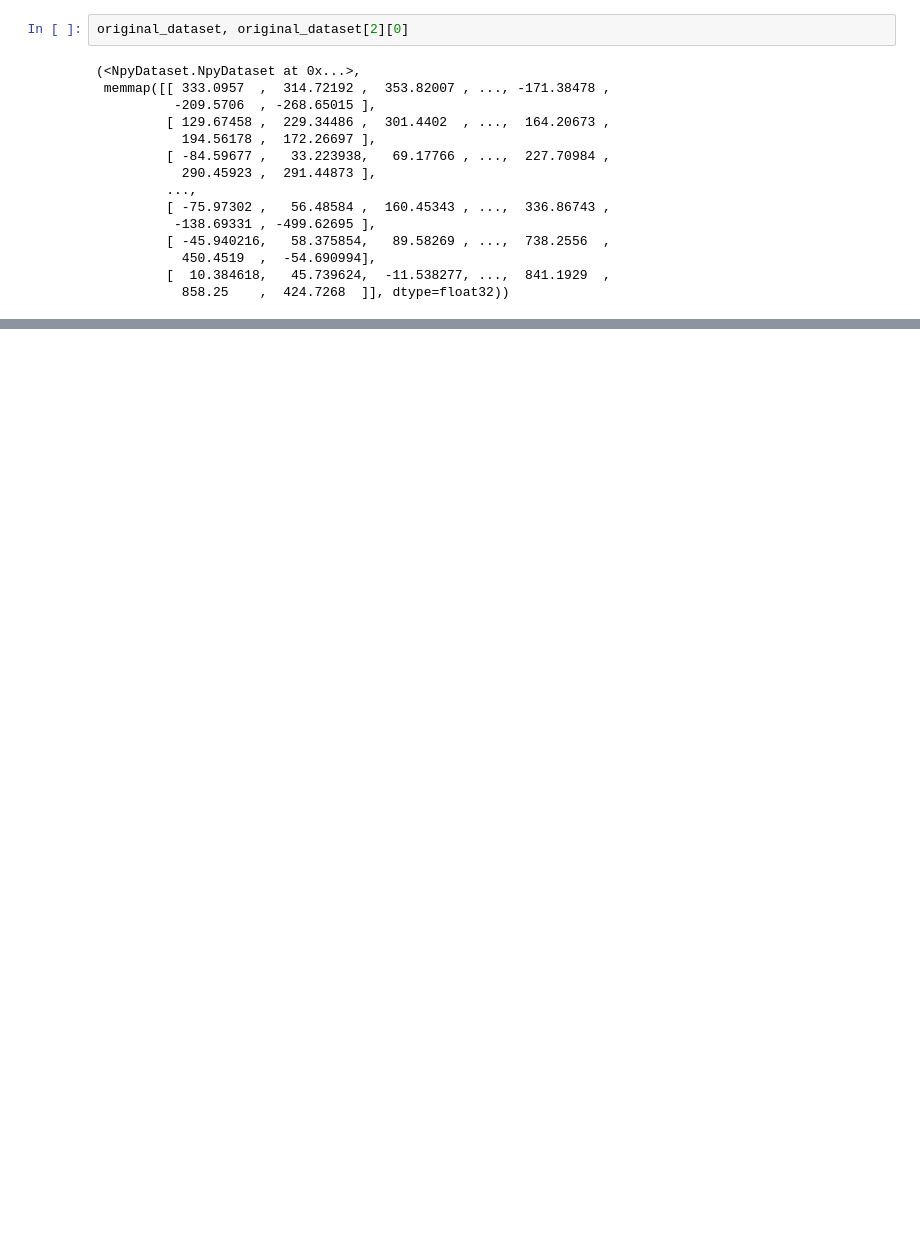
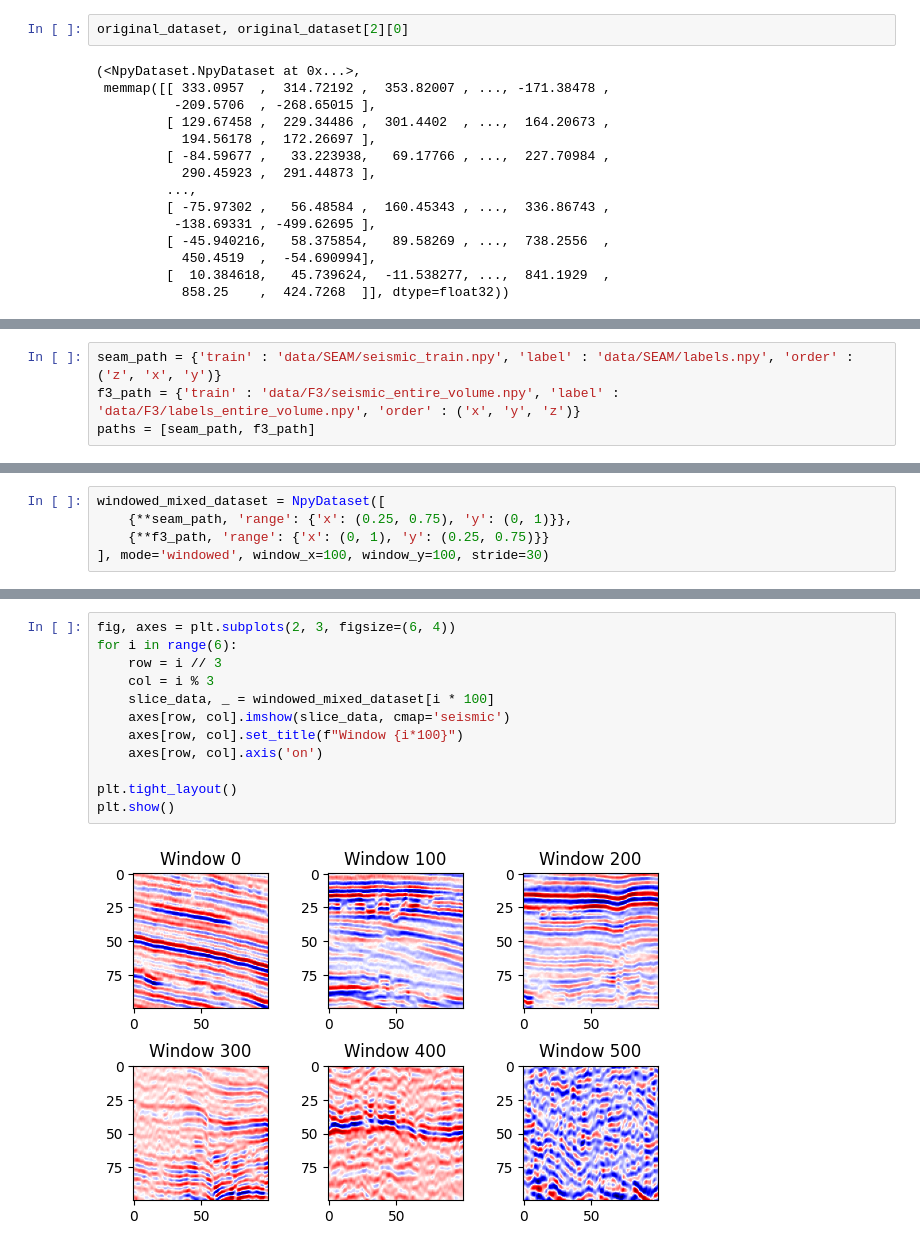
Before and after one commit to makamoa/alphasei, a Jupyter notebook: src/dataset/NpyExample.ipynb, the cells around one changed output, grey strips where cells are left out. Drawn from its saved outputs; the diff is of its cells as text; blank space fills up the shorter version.

```diff
--- a/src/dataset/NpyExample.ipynb
+++ b/src/dataset/NpyExample.ipynb
@@ -383,0 +391,4 @@ Normalizing the data
+# %%
+seam_path = {'train' : 'data/SEAM/seismic_train.npy', 'label' : 'data/SEAM/labels.npy', 'order' : ('z', 'x', 'y')}
+f3_path = {'train' : 'data/F3/seismic_entire_volume.npy', 'label' : 'data/F3/labels_entire_volume.npy', 'order' : ('x', 'y', 'z')}
+paths = [seam_path, f3_path]
@@ -383,0 +463,5 @@ Normalizing the data
+# %%
+windowed_mixed_dataset = NpyDataset([
+    {**seam_path, 'range': {'x': (0.25, 0.75), 'y': (0, 1)}},
+    {**f3_path, 'range': {'x': (0, 1), 'y': (0.25, 0.75)}}
+], mode='windowed', window_x=100, window_y=100, stride=30)
@@ -383,0 +472,14 @@ Normalizing the data
+# %%
+fig, axes = plt.subplots(2, 3, figsize=(6, 4))
+for i in range(6):
+    row = i // 3
+    col = i % 3
+    slice_data, _ = windowed_mixed_dataset[i * 100]
+    axes[row, col].imshow(slice_data, cmap='seismic')
+    axes[row, col].set_title(f"Window {i*100}")
+    axes[row, col].axis('on')
+
+plt.tight_layout()
+plt.show()
+# %% [output]
+[figure, added]
```
Also changed, not shown: parts of 27 cells of this notebook, 1 other file.
